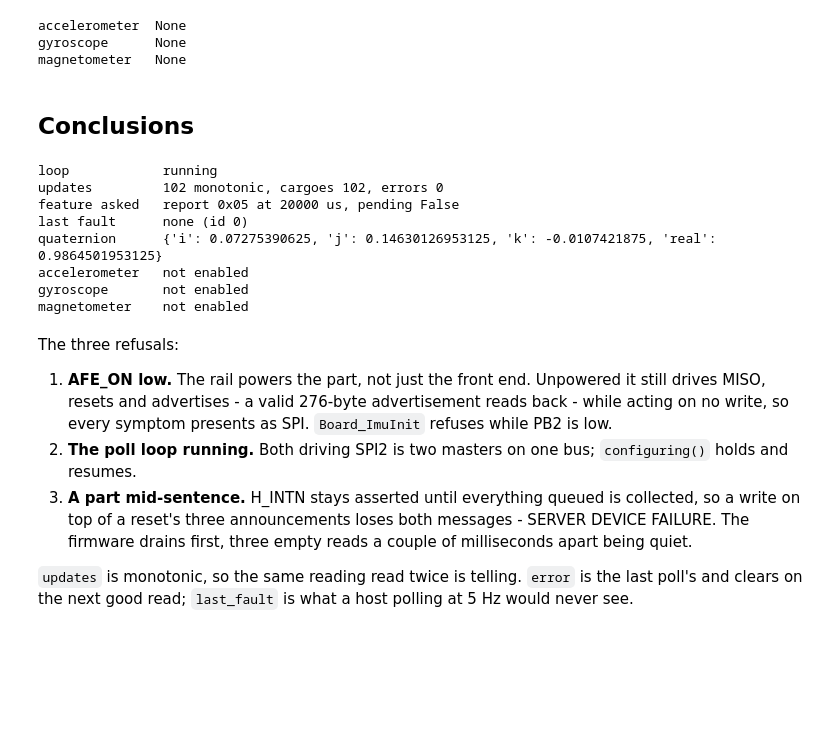
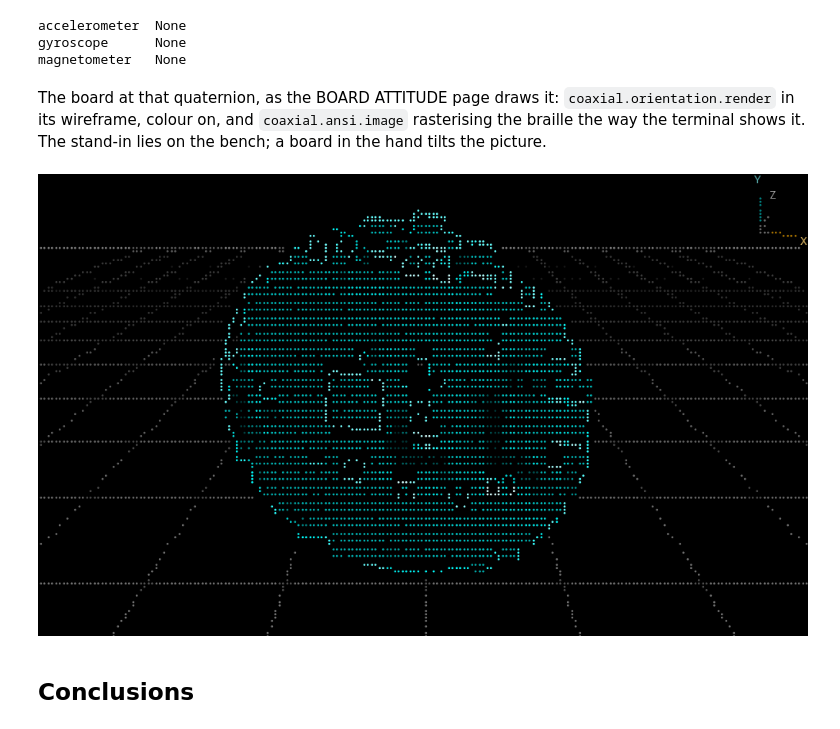
Before and after one commit to rogerisaksson/coaxial_63100, a Jupyter notebook: notebook_examples/imu_session.ipynb, the cells around one changed output. Drawn from its saved outputs; the diff is of its cells as text; code cells hidden in the pictures; blank space fills up the shorter version.

```diff
--- a/notebook_examples/imu_session.ipynb
+++ b/notebook_examples/imu_session.ipynb
@@ -83,30 +79,15 @@ device.close()
-# %% [markdown]
-## Conclusions
+# %% [markdown]
+The board at that quaternion, as the BOARD ATTITUDE page draws it: `coaxial.orientation.render` in its wireframe, colour on, and `coaxial.ansi.image` rasterising the braille the way the terminal shows it. The stand-in lies on the bench; a board in the hand tilts the picture.
+# %%
+from coaxial import ansi, orientation
+
+q = st['quaternion']
+ansi.image(orientation.render((q['i'], q['j'], q['k'], q['real']), 100, 30, wire=True, colour=True))
+# %% [output]
+[figure, added]
 # %%
-print('loop            %s' % st['loop'])
-print('updates         %d monotonic, cargoes %d, errors %d'
-      % (st['updates'], st['cargoes'], st['errors']))
-print('feature asked   report 0x%02X at %d us, pending %s'
-      % (st['feature']['report_id'], st['feature']['interval_us'],
-         st['feature']['pending']))
-print('last fault      %s (id %d)' % (st['last_fault'], st['last_fault_id']))
-print('quaternion      %s' % st['quaternion'])
-for name in ('accelerometer', 'gyroscope', 'magnetometer'):
-    print('%-15s %s' % (name, 'not enabled' if st.get(name) is None else st[name]['unit']))
+with imu.configuring():
+    imu.feature(ROTATION_VECTOR, 0)
+device.close()
-# %% [output]
-loop            running
-updates         102 monotonic, cargoes 102, errors 0
-feature asked   report 0x05 at 20000 us, pending False
-last fault      none (id 0)
-quaternion      {'i': 0.07275390625, 'j': 0.14630126953125, 'k': -0.0107421875, 'real': 0.9864501953125}
-accelerometer   not enabled
-gyroscope       not enabled
-magnetometer    not enabled
 # %% [markdown]
-The three refusals:
-
-1. **AFE_ON low.** The rail powers the part, not just the front end. Unpowered it still drives MISO, resets and advertises - a valid 276-byte advertisement reads back - while acting on no write, so every symptom presents as SPI. `Board_ImuInit` refuses while PB2 is low.
-2. **The poll loop running.** Both driving SPI2 is two masters on one bus; `configuring()` holds and resumes.
-3. **A part mid-sentence.** H_INTN stays asserted until everything queued is collected, so a write on top of a reset's three announcements loses both messages - SERVER DEVICE FAILURE. The firmware drains first, three empty reads a couple of milliseconds apart being quiet.
-
-`updates` is monotonic, so the same reading read twice is telling. `error` is the last poll's and clears on the next good read; `last_fault` is what a host polling at 5 Hz would never see.
+## Conclusions
```
Also changed, not shown: parts of 3 cells of this notebook, 12 other files.
